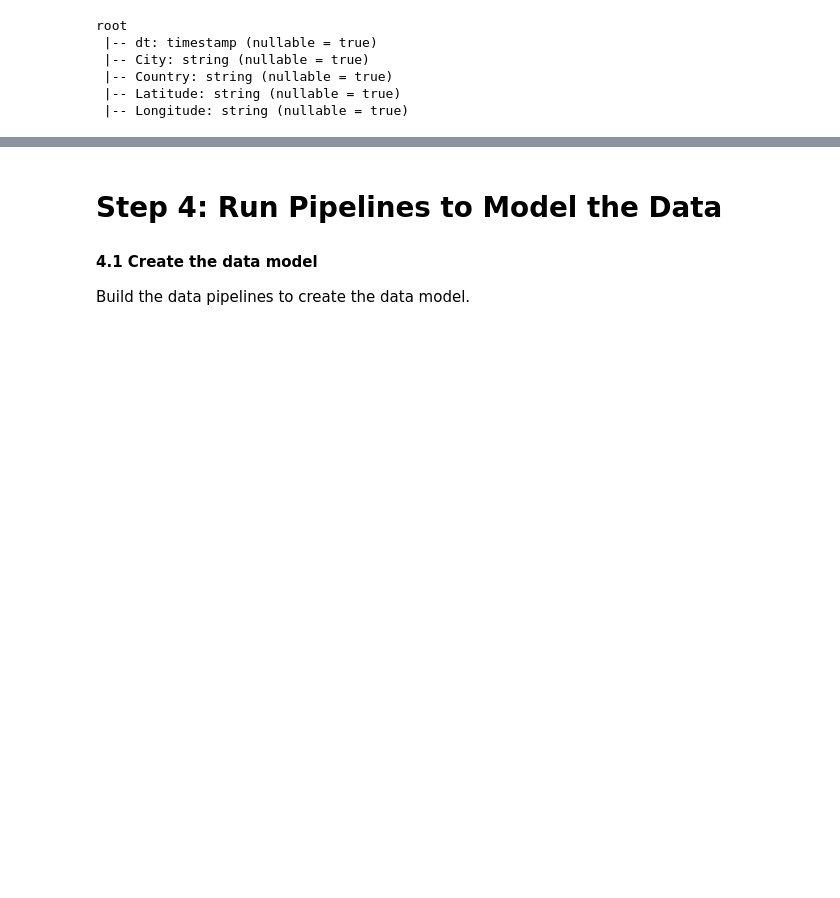
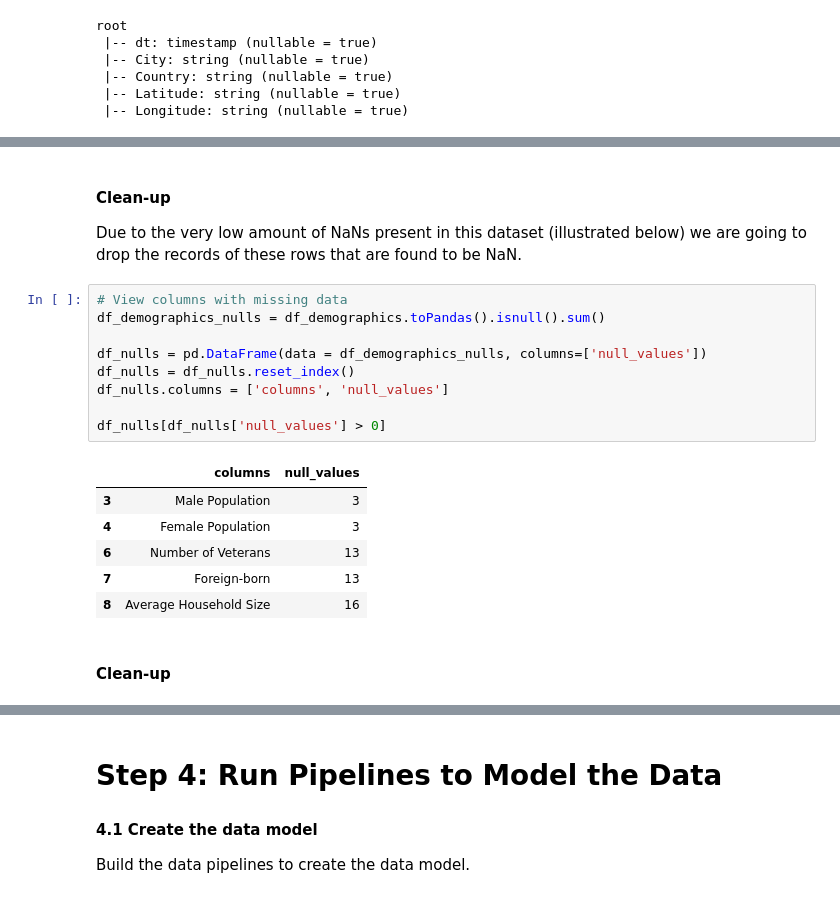
Before and after one commit to juferafo/UDE-capstone, a Jupyter notebook: Capstone-project.ipynb, the cells around one changed output, grey strips where cells are left out. Drawn from its saved outputs; the diff is of its cells as text; blank space fills up the shorter version.

```diff
--- a/Capstone-project.ipynb
+++ b/Capstone-project.ipynb
@@ -538,0 +471,22 @@ Rows dropped after accounting for duplicates: 0
+# %% [markdown]
+#### Clean-up
+
+Due to the very low amount of NaNs present in this dataset (illustrated below) we are going to drop the records of these rows that are found to be NaN.
+# %%
+# View columns with missing data
+df_demographics_nulls = df_demographics.toPandas().isnull().sum()
+
+df_nulls = pd.DataFrame(data = df_demographics_nulls, columns=['null_values'])
+df_nulls = df_nulls.reset_index()
+df_nulls.columns = ['columns', 'null_values']
+
+df_nulls[df_nulls['null_values'] > 0]
+# %% [output]
+|  | columns | null_values |
+| 3 | Male Population | 3 |
+| 4 | Female Population | 3 |
+| 6 | Number of Veterans | 13 |
+| 7 | Foreign-born | 13 |
+| 8 | Average Household Size | 16 |
+# %% [markdown]
+#### Clean-up
```
Also changed, not shown: parts of 26 cells of this notebook.
